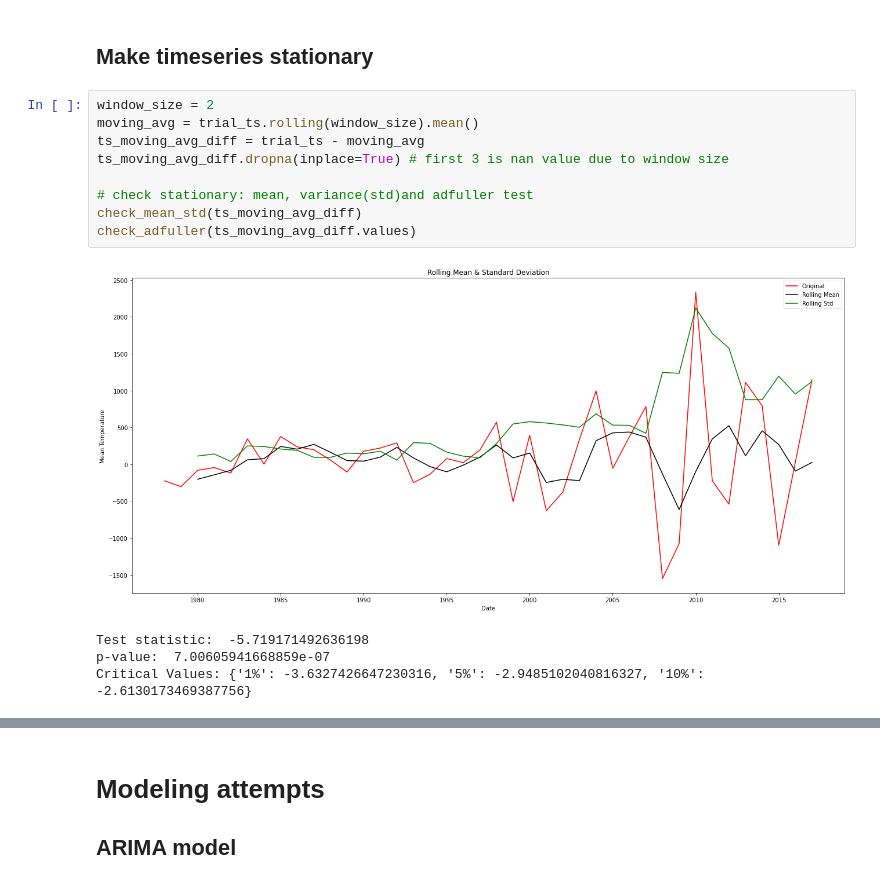
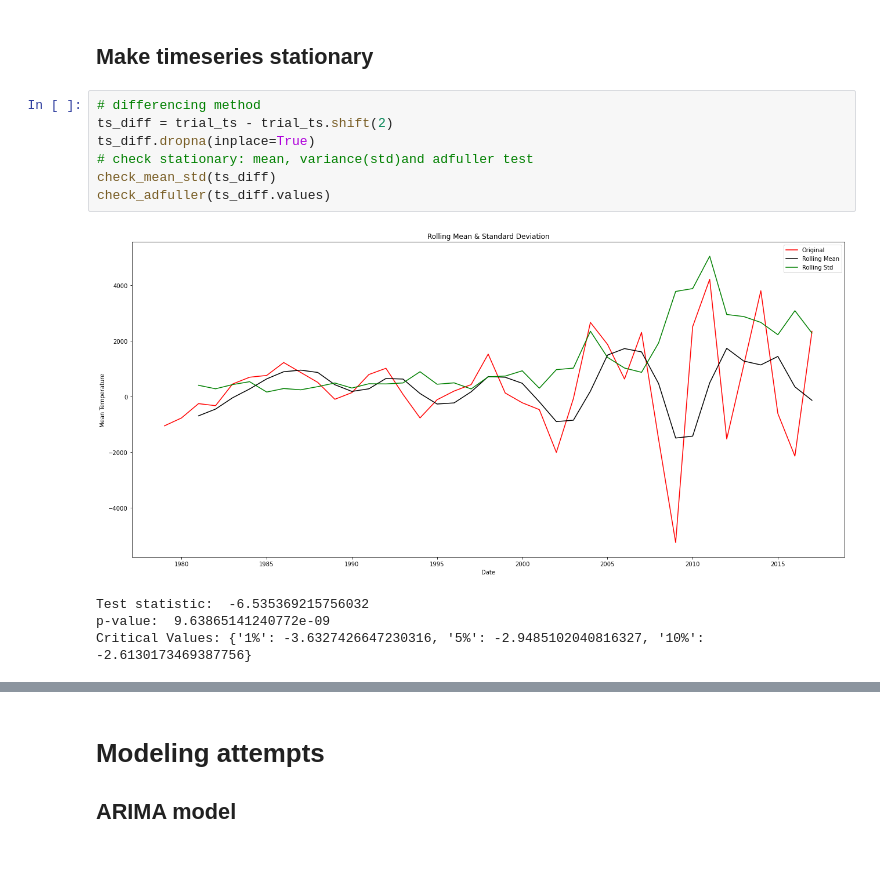
Before and after one commit to VBaluckram/capstone_two, a Jupyter notebook: notebook/capstone_two_preprocess.ipynb, the cells around one changed output, grey strips where cells are left out. Cells and saved outputs as stored; diff of their text form.

```diff
--- a/notebook/capstone_two_preprocess.ipynb
+++ b/notebook/capstone_two_preprocess.ipynb
@@ -149,16 +153,14 @@ Critical Values: {'1%': -3.6889256286443146, '5%': -2.9719894897959187, '10%': -
 # %% [markdown]
 ## Make timeseries stationary
 # %%
-window_size = 2
-moving_avg = trial_ts.rolling(window_size).mean()
-ts_moving_avg_diff = trial_ts - moving_avg
-ts_moving_avg_diff.dropna(inplace=True) # first 3 is nan value due to window size
-
+# differencing method
+ts_diff = trial_ts - trial_ts.shift(2)
+ts_diff.dropna(inplace=True)
 # check stationary: mean, variance(std)and adfuller test
-check_mean_std(ts_moving_avg_diff)
-check_adfuller(ts_moving_avg_diff.values)
+check_mean_std(ts_diff)
+check_adfuller(ts_diff.values)
 # %% [output]
-[figure, old version]
+[figure, new version]
-Test statistic:  -5.719171492636198
-p-value:  7.00605941668859e-07
+Test statistic:  -6.535369215756032
+p-value:  9.63865141240772e-09
 Critical Values: {'1%': -3.6327426647230316, '5%': -2.9485102040816327, '10%': -2.6130173469387756}
```
Also changed, not shown: parts of 8 cells of this notebook, 2 other files.
